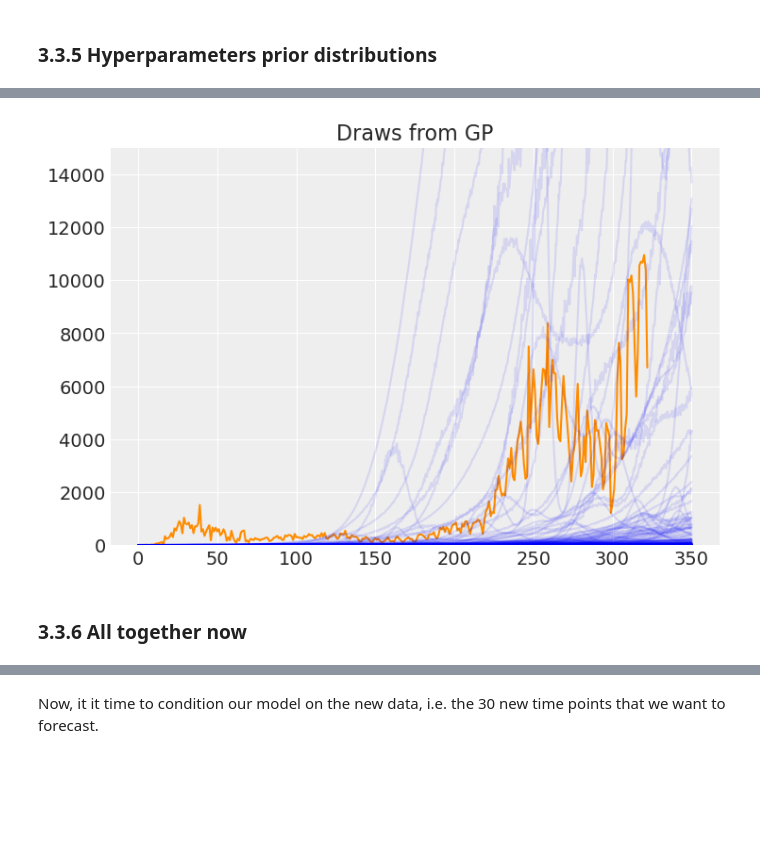
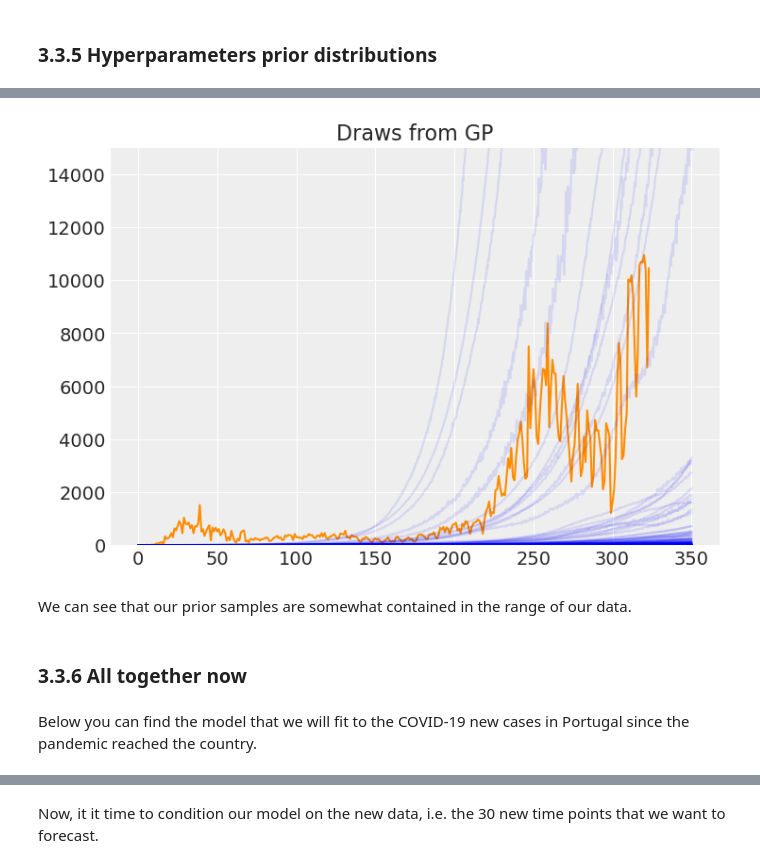
Before and after one commit to luisroque/hierarchical_ts_forecaster, a Jupyter notebook: notebooks/Forecasting new COVID19 cases in Portugal using Gaussian Processes.ipynb, the cells around one changed output, grey strips where cells are left out. Cells and saved outputs as stored; diff of their text form; code cells hidden in the pictures; blank space fills up the shorter version.

```diff
--- a/notebooks/Forecasting new COVID19 cases in Portugal using Gaussian Processes.ipynb
+++ b/notebooks/Forecasting new COVID19 cases in Portugal using Gaussian Processes.ipynb
@@ -272,10 +392,7 @@ One way to estimate our parameters is by maximizing the log marginal likelihood
 # %% [markdown]
 ## 3.1 Data
 # %%
-import arviz as az
-az.style.use('arviz-darkgrid')
-
-covid19 = pd.read_csv('../data/owid-covid-data20210119.csv')
+covid19 = pd.read_csv('../data/owid-covid-data20210120.csv')
 
 covid = covid19[['location', 'continent', 'date', 'new_cases']]
 covid.columns = ['Country', 'Continent', 'Date', 'Count']
@@ -370,37 +476,41 @@ This way we remove the prior dependency of the density of $f$ on its hyperparame
 X_ = np.linspace(0, 350,1000)[:, None]
 
 with pm.Model() as model_prior:
     l_t = pm.InverseGamma('l_t', 4, c_pt.shape[0]/4)
     l_p = pm.InverseGamma('l_p', 4, c_pt.shape[0])
     c = pm.Normal('c', 0, 0.05)
 
-    η_trend = pm.HalfNormal('η_trend',0.5)
+    η_trend = pm.HalfNormal('η_trend',0.1)
     η_ts = pm.HalfNormal('η_ts', 0.01)
     η_per = pm.HalfNormal('η_per', 0.2)
     σ  = pm.HalfNormal("σ",  sigma=0.02)
 
 
     cov = (η_trend**2 * pm.gp.cov.ExpQuad(input_dim=1, ls=l_t)
            + η_ts**2 * pm.gp.cov.Linear(input_dim=1, c=c)
            + η_per**2 * pm.gp.cov.Periodic(1, period=7, ls=l_p)
             + pm.gp.cov.WhiteNoise(σ))
 
 
     gp = pm.gp.Latent(mean_func = pm.gp.mean.Zero(), cov_func = cov)
 
     f = gp.prior("f", X=X_)
     f_ = pm.Deterministic('f_', tt.exp(f))
 
     prior_checks = pm.sample_prior_predictive(samples=1000)
 
 plt.plot(c_pt, color='darkorange')
 plt.plot(X_, prior_checks['f_'].T, color='b', alpha=0.1)
 plt.ylim(0, 15000)
 plt.title('Draws from GP');
 # %% [output]
-[figure, old version]
+[figure, new version]
+# %% [markdown]
+We can see that our prior samples are somewhat contained in the range of our data.
 # %% [markdown]
 ### 3.3.6 All together now
+# %% [markdown]
+Below you can find the model that we will fit to the COVID-19 new cases in Portugal since the pandemic reached the country.
 # %%
 with pm.Model() as model:
 
```
Also changed, not shown: parts of 38 cells of this notebook, 1 other file.
